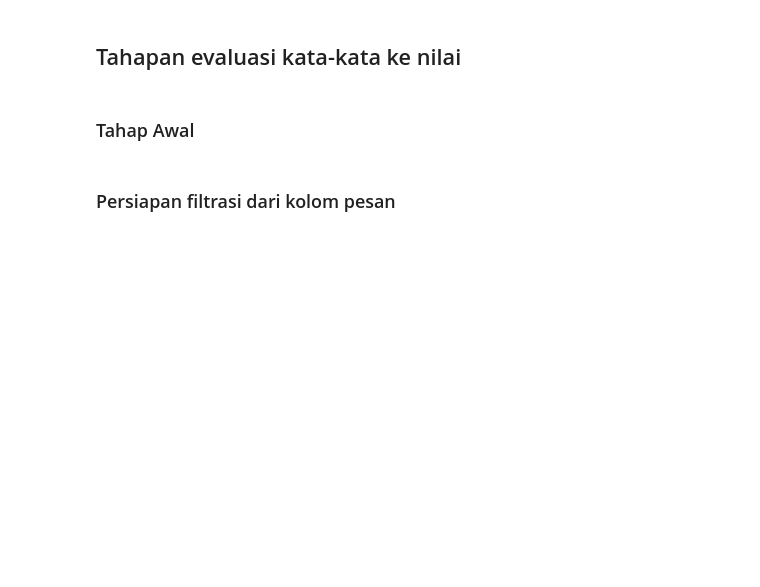
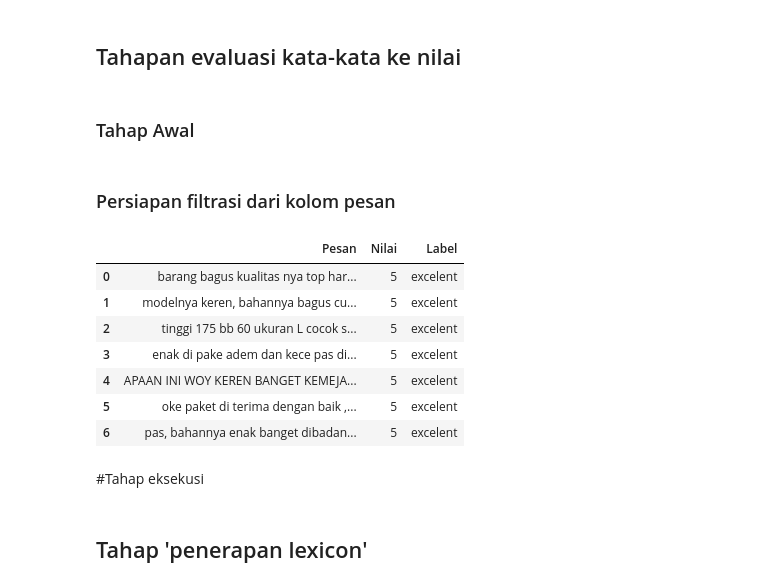
Before and after one commit to DGkurnia/sentiment, a Jupyter notebook: sentiment_analysis.ipynb, the cells around one changed output. Cells and saved outputs as stored; diff of their text form; code cells hidden in the pictures; blank space fills up the shorter version.

```diff
--- a/sentiment_analysis.ipynb
+++ b/sentiment_analysis.ipynb
@@ -500,3 +525,21 @@ def fix_slangwords(text):
 isipes = dfkopitung['Pesan'].copy() #cek pesan
 nomor = dfkopitung['Nilai'].copy() #cek nilai
 kategori = dfkopitung['Label'].copy() #cek Label
+# %%
+#Eksekusi masing-masing fungsi
+dfkopitungk = dfkopitung.copy() #Jangan pakai data asli
+#pelaksanaan fungsi
+dfkopitungk['']
+# %% [output]
+|  | Pesan | Nilai | Label |
+| 0 | barang bagus kualitas nya top har... | 5 | excelent |
+| 1 | modelnya keren, bahannya bagus cu... | 5 | excelent |
+| 2 | tinggi 175 bb 60 ukuran L cocok s... | 5 | excelent |
+| 3 | enak di pake adem dan kece pas di... | 5 | excelent |
+| 4 | APAAN INI WOY KEREN BANGET KEMEJA... | 5 | excelent |
+| 5 | oke paket di terima dengan baik ,... | 5 | excelent |
+| 6 | pas, bahannya enak banget dibadan... | 5 | excelent |
+# %% [markdown]
+#Tahap eksekusi
+# %% [markdown]
+## Tahap 'penerapan lexicon'
```
Also changed, not shown: parts of 34 cells of this notebook.
